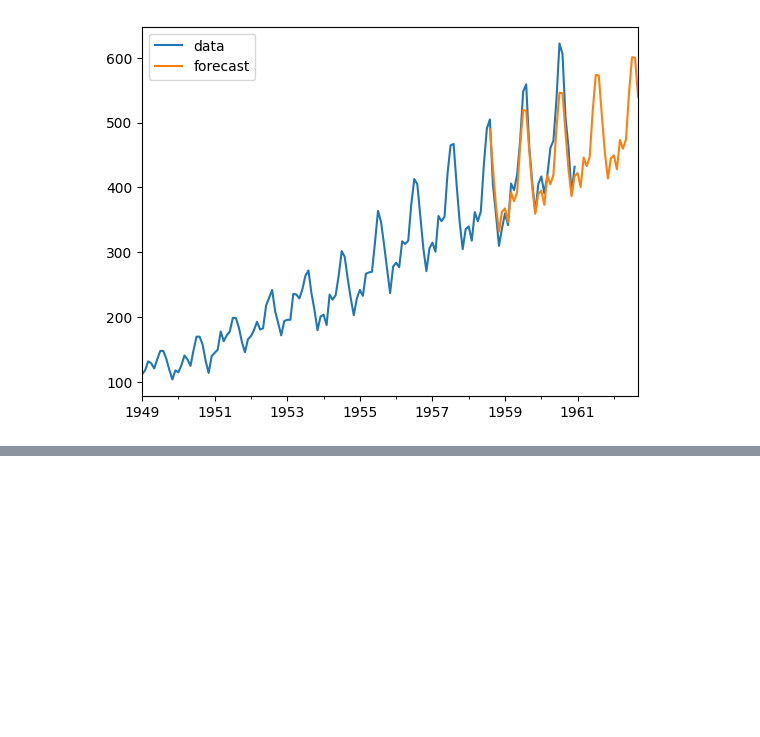
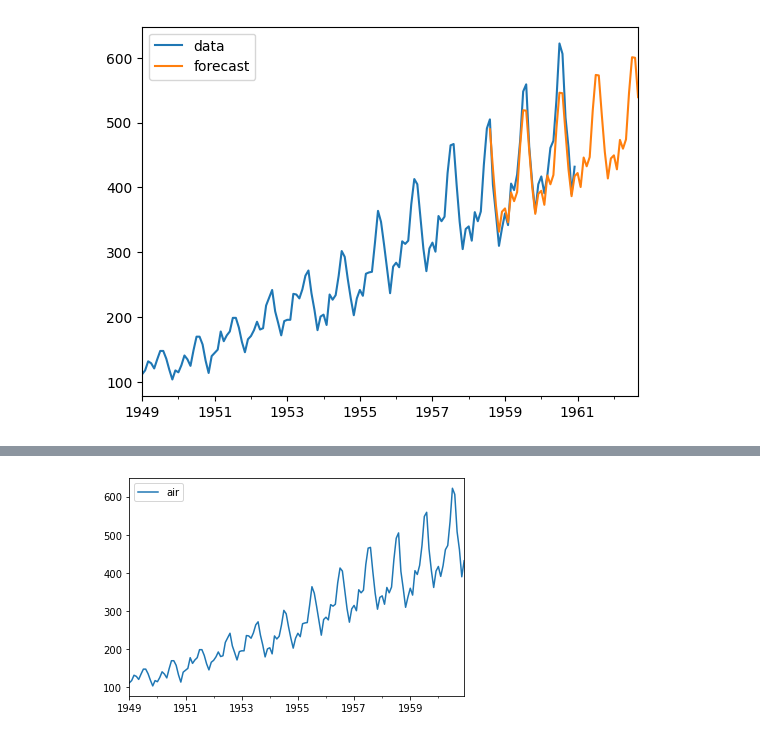
Before and after one commit to xagallegos/ProyectoConjunto_XGallegos_AYGonzales, a Jupyter notebook: Tarea2.ipynb, the cells around one changed output, grey strips where cells are left out. Saved outputs shown, nothing was run; the diff lists cells and outputs as text; code cells hidden in the pictures; blank space fills up the shorter version.

```diff
--- a/Tarea2.ipynb
+++ b/Tarea2.ipynb
@@ -477,0 +743,5 @@ SyntaxError: invalid syntax (2925374305.py, line 2)
+# %%
+air2 = requests.get('https://www.stata-press.com/data/r12/air2.dta').content
+data2 = pd.read_stata(BytesIO(air2))
+data2.index = pd.date_range(start=datetime(data2.time[0], 1, 1), periods=len(data2), freq='MS')
+data2.head()
@@ -477,0 +755,7 @@ SyntaxError: invalid syntax (2925374305.py, line 2)
+# %%
+data2 = data2[["air"]]
+# %%
+data2.plot()
+plt.show()
+# %% [output]
+[figure, added]
```
Also changed, not shown: parts of 37 cells of this notebook, 1 other file.
